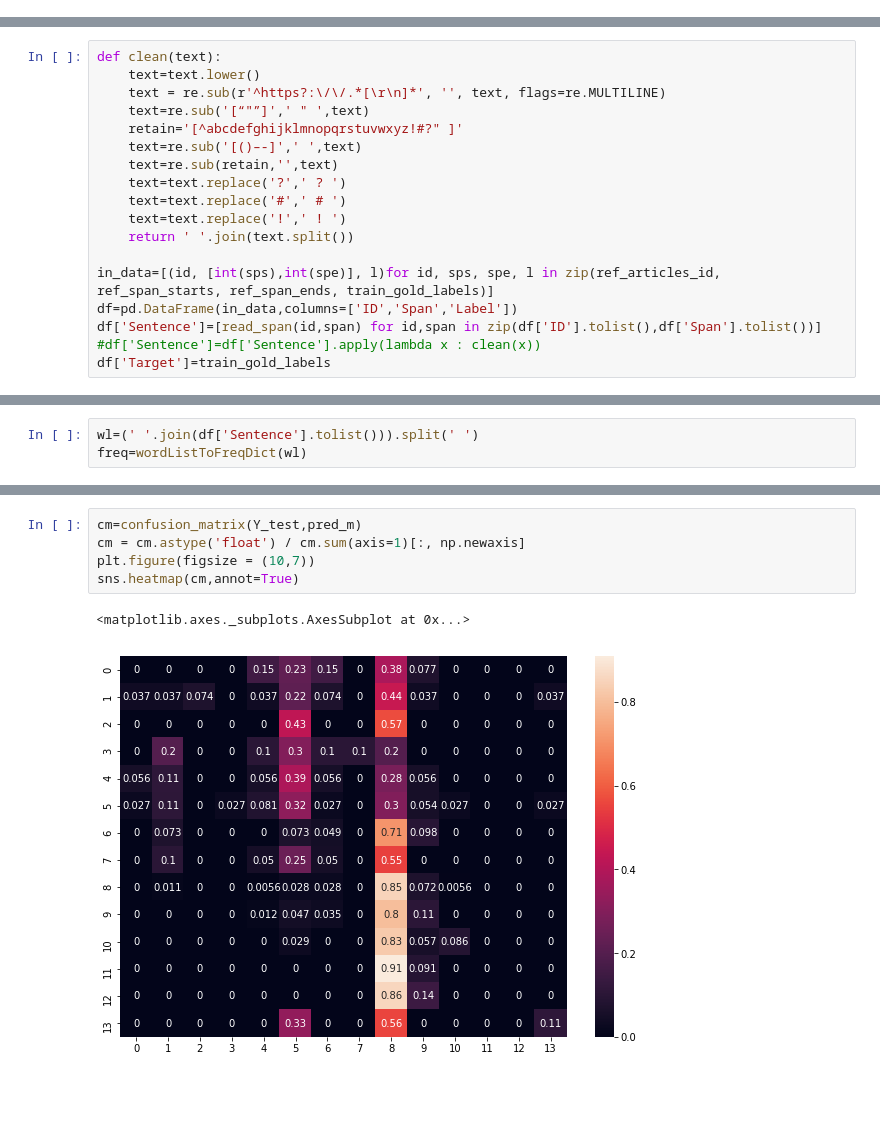
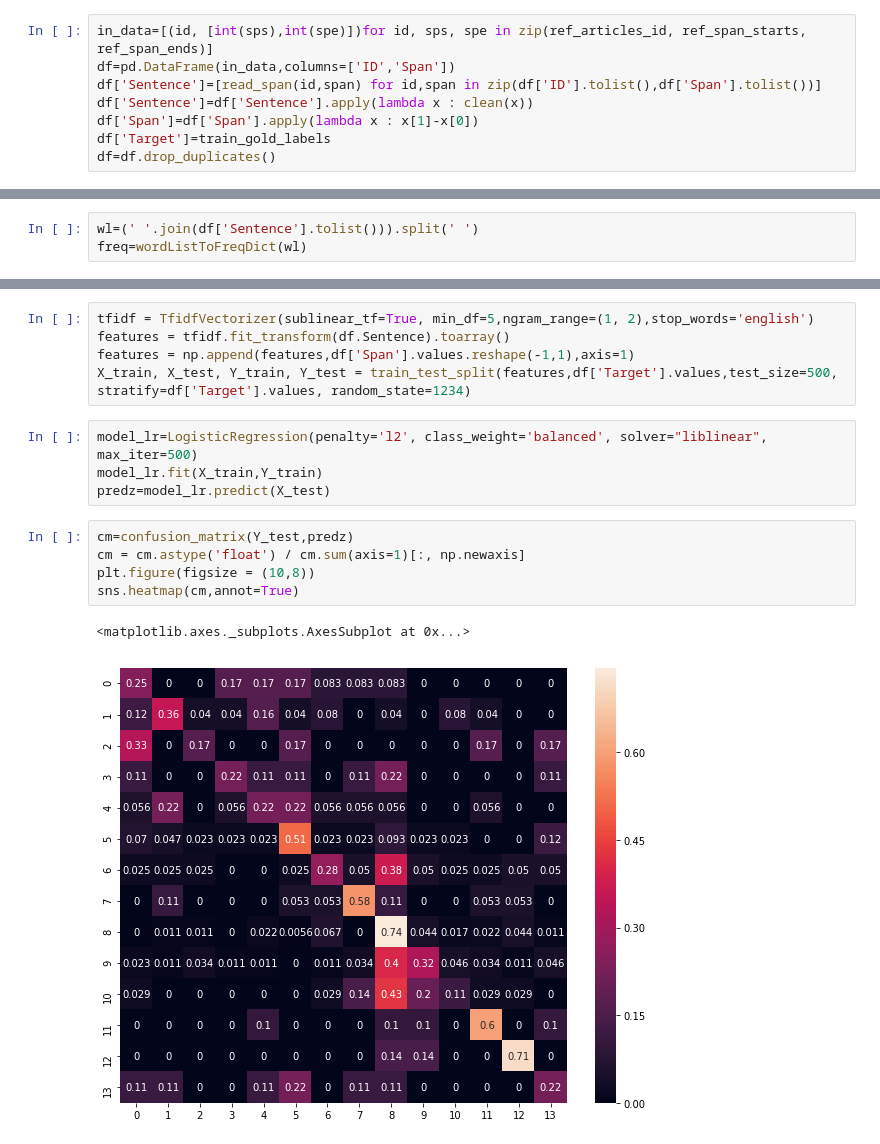
Before and after one commit to harel-coffee/News-Propaganda-Detection-auto, a Jupyter notebook: ML models.ipynb, the cells around one changed output, grey strips where cells are left out. Cells and saved outputs as stored; diff of their text form; blank space fills up the shorter version.

```diff
--- a/ML models.ipynb
+++ b/ML models.ipynb
@@ -96,0 +123,8 @@ pred=model.predict((np.asarray(X_test)).reshape(-1,1))
+# %%
+in_data=[(id, [int(sps),int(spe)])for id, sps, spe in zip(ref_articles_id, ref_span_starts, ref_span_ends)]
+df=pd.DataFrame(in_data,columns=['ID','Span'])
+df['Sentence']=[read_span(id,span) for id,span in zip(df['ID'].tolist(),df['Span'].tolist())]
+df['Sentence']=df['Sentence'].apply(lambda x : clean(x))
+df['Span']=df['Span'].apply(lambda x : x[1]-x[0])
+df['Target']=train_gold_labels
+df=df.drop_duplicates()
@@ -134,18 +193,0 @@ print("Predictions written to file " + task_TC_output_file)
-# %%
-def clean(text):
-    text=text.lower()
-    text = re.sub(r'^https?:\/\/.*[\r\n]*', '', text, flags=re.MULTILINE)
-    text=re.sub('[“"”]',' " ',text)
-    retain='[^abcdefghijklmnopqrstuvwxyz!#?" ]'
-    text=re.sub('[()–-]',' ',text)
-    text=re.sub(retain,'',text)
-    text=text.replace('?',' ? ')
-    text=text.replace('#',' # ')
-    text=text.replace('!',' ! ')
-    return ' '.join(text.split())
-
-in_data=[(id, [int(sps),int(spe)], l)for id, sps, spe, l in zip(ref_articles_id, ref_span_starts, ref_span_ends, train_gold_labels)]
-df=pd.DataFrame(in_data,columns=['ID','Span','Label'])
-df['Sentence']=[read_span(id,span) for id,span in zip(df['ID'].tolist(),df['Span'].tolist())]
-#df['Sentence']=df['Sentence'].apply(lambda x : clean(x))
-df['Target']=train_gold_labels
@@ -297,9 +265,18 @@ pred_m = model.predict(X_test)
+# %%
+tfidf = TfidfVectorizer(sublinear_tf=True, min_df=5,ngram_range=(1, 2),stop_words='english')
+features = tfidf.fit_transform(df.Sentence).toarray()
+features = np.append(features,df['Span'].values.reshape(-1,1),axis=1)
+X_train, X_test, Y_train, Y_test = train_test_split(features,df['Target'].values,test_size=500, stratify=df['Target'].values, random_state=1234)
+# %%
+model_lr=LogisticRegression(penalty='l2', class_weight='balanced', solver="liblinear", max_iter=500)
+model_lr.fit(X_train,Y_train)
+predz=model_lr.predict(X_test)
 # %%
-cm=confusion_matrix(Y_test,pred_m)
+cm=confusion_matrix(Y_test,predz)
 cm = cm.astype('float') / cm.sum(axis=1)[:, np.newaxis]
-plt.figure(figsize = (10,7))
+plt.figure(figsize = (10,8))
 sns.heatmap(cm,annot=True)
 # %% [output]
 <matplotlib.axes._subplots.AxesSubplot at 0x...>
-[figure, old version]
+[figure, new version]
 # %%
```
Also changed, not shown: parts of 36 cells of this notebook.
